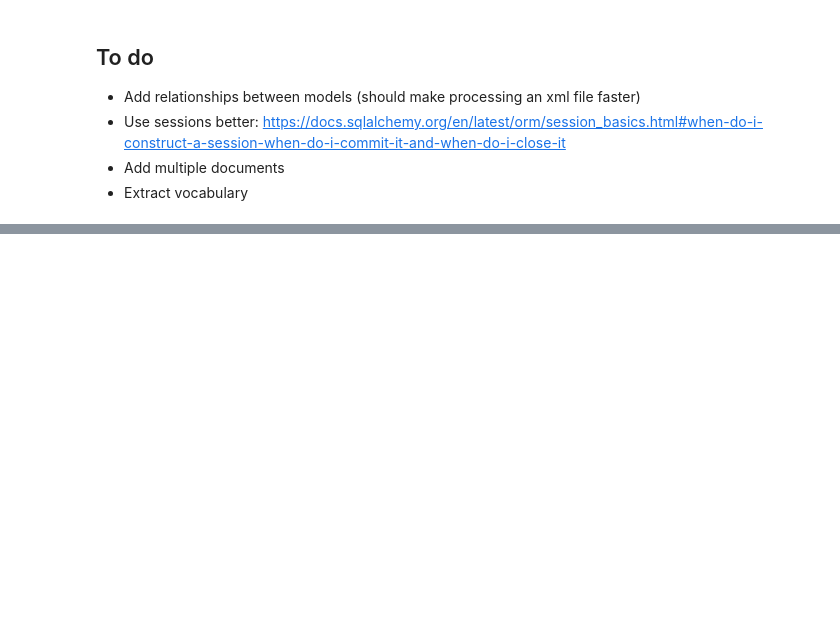
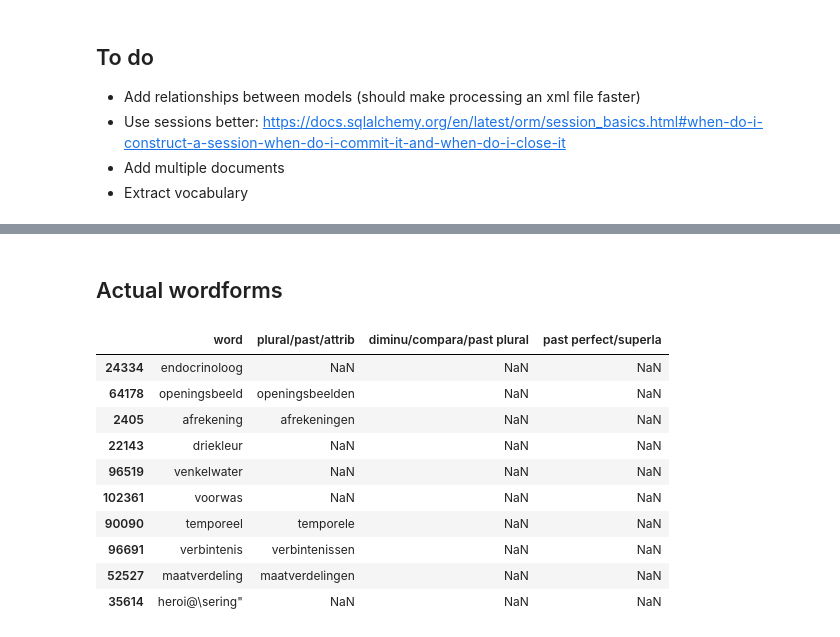
Before and after one commit to TICCLAT/ticclat, a Jupyter notebook: notebooks/ticclat_db_ingestion/groene_boekje.ipynb, the cells around one changed output, grey strips where cells are left out. Drawn from its saved outputs; the diff is of its cells as text; code cells hidden in the pictures; blank space fills up the shorter version.

Commit message:
Groene boekje: wordforms cleaned and ingested

```diff
--- a/notebooks/ticclat_db_ingestion/groene_boekje.ipynb
+++ b/notebooks/ticclat_db_ingestion/groene_boekje.ipynb
@@ -169,0 +138,19 @@ res
+# %% [markdown]
+## Actual wordforms
+# %%
+df_GB1995_wordforms = df_GB1995.drop(["syllables", "see also", "disambiguation", "grammatical tag", "article",
+                                      "plural/past/attrib syllables", "diminu/compara/past plural syllables", "past perfect/superla syllables"], axis=1)
+# %%
+df_GB1995_wordforms.sample(10)
+# %% [output]
+|  | word | plural/past/attrib | diminu/compara/past plural | past perfect/superla |
+| 24334 | endocrinoloog | NaN | NaN | NaN |
+| 64178 | openingsbeeld | openingsbeelden | NaN | NaN |
+| 2405 | afrekening | afrekeningen | NaN | NaN |
+| 22143 | driekleur | NaN | NaN | NaN |
+| 96519 | venkelwater | NaN | NaN | NaN |
+| 102361 | voorwas | NaN | NaN | NaN |
+| 90090 | temporeel | temporele | NaN | NaN |
+| 96691 | verbintenis | verbintenissen | NaN | NaN |
+| 52527 | maatverdeling | maatverdelingen | NaN | NaN |
+| 35614 | heroi@\sering" | NaN | NaN | NaN |
```
Also changed, not shown: parts of 102 cells of this notebook.
